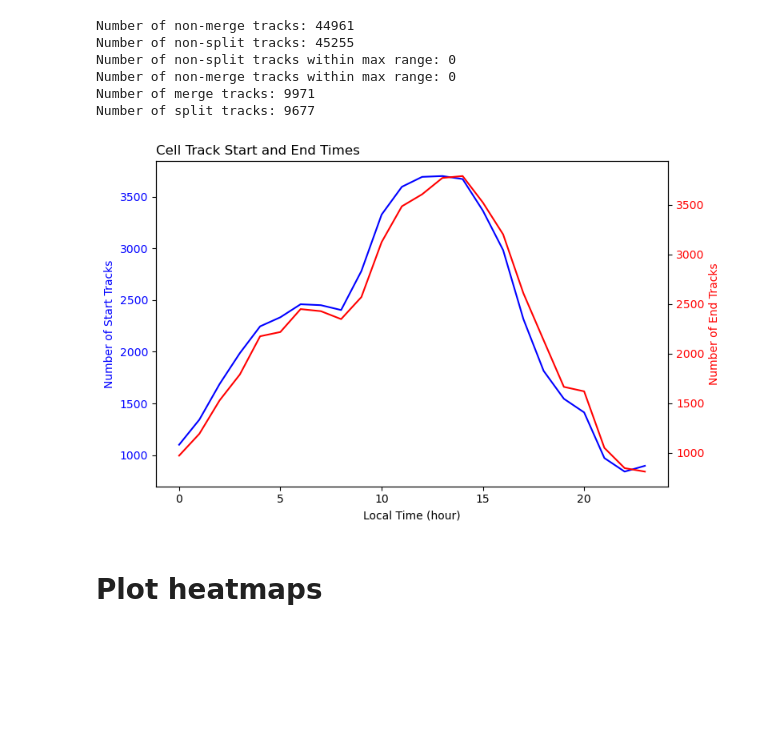
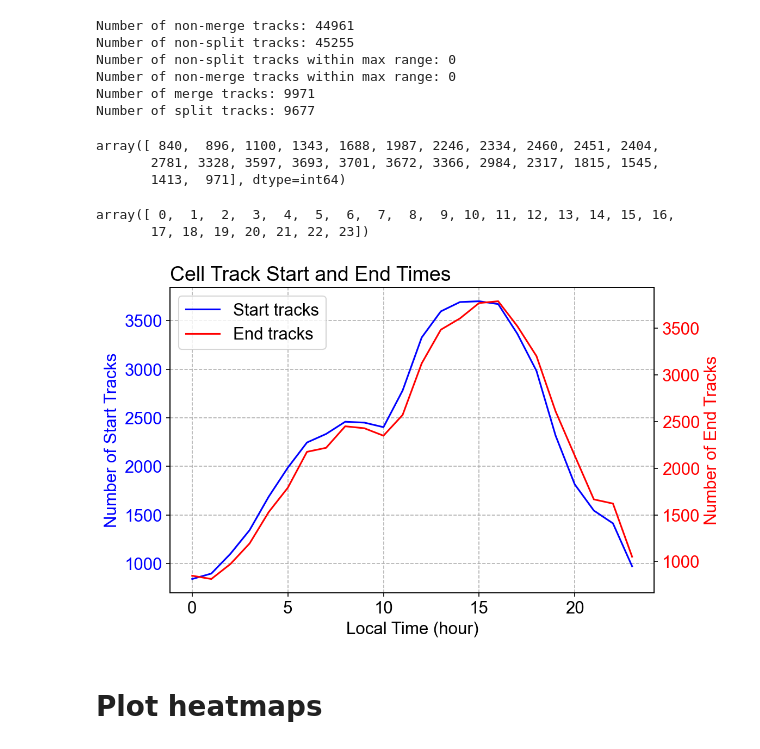
Before and after one commit to oluwafemiomitusa/Geospatial-Analysis, a Jupyter notebook: Second_part/Jupyter Notebooks/New/histogram_plots.ipynb, the cells around one changed output. Saved outputs shown, nothing was run; the diff lists cells and outputs as text; code cells hidden in the pictures; blank space fills up the shorter version.

```diff
--- a/Second_part/Jupyter Notebooks/New/histogram_plots.ipynb
+++ b/Second_part/Jupyter Notebooks/New/histogram_plots.ipynb
@@ -122,33 +122,50 @@ hist_starthour_in_LT = np.roll(hist_starthour_in, -5)
 
 hist_endhour_LT = np.roll(hist_endhour, -5)
 hist_endhour_in_LT = np.roll(hist_endhour_in, -5)
+# %%
+hist_starthour_LT
+# %% [output]
+array([ 840,  896, 1100, 1343, 1688, 1987, 2246, 2334, 2460, 2451, 2404,
+       2781, 3328, 3597, 3693, 3701, 3672, 3366, 2984, 2317, 1815, 1545,
+       1413,  971], dtype=int64)
+# %%
+hour_bin[:-1]
+# %% [output]
+array([ 0,  1,  2,  3,  4,  5,  6,  7,  8,  9, 10, 11, 12, 13, 14, 15, 16,
+       17, 18, 19, 20, 21, 22, 23])
 # %%
 import matplotlib.pyplot as plt
+import numpy as np
+import matplotlib as mpl
 
-# Assuming hour_bin, hist_starthour_LT, hist_endhour_LT are already defined
-
-fig, ax1 = plt.subplots(figsize=[8, 5], dpi=100)
+mpl.rcParams['font.size'] = 15
+mpl.rcParams['font.family'] = 'Arial'
+fig, ax1 = plt.subplots(figsize=(8,5), dpi=150)
 
 # Plotting for cell track start times on the first y-axis
-ax1.plot(hour_bin[:-1], hist_starthour_LT, label='Start tracks', color='b')
+line1, = ax1.plot(hour_bin[:-1], hist_starthour_LT, label='Start tracks', color='b')
 ax1.set_xlabel('Local Time (hour)')
 ax1.set_ylabel('Number of Start Tracks', color='b')
 ax1.tick_params(axis='y', labelcolor='b')
-#ax1.grid(ls='--')
+#ax1.set_xticks(np.arange(1,24.1,3))
+ax1.grid(ls='--')
 ax1.set_title('Cell Track Start and End Times', loc='left')
-# ax1.legend(loc='upper left')
 
 # Setting up the second y-axis for cell track end times
 ax2 = ax1.twinx()
-ax2.plot(hour_bin[:-1], hist_endhour_LT, label='End tracks', color='r')
+line2, = ax2.plot(hour_bin[:-1], hist_endhour_LT, label='End tracks', color='r')
 ax2.set_ylabel('Number of End Tracks', color='r')
+#ax2.set_xticks(np.arange(,24.1,3))
 ax2.tick_params(axis='y', labelcolor='r')
-# ax2.legend(loc='upper right')
+#ax2.grid(ls='--')
+
+# Creating a single legend inside the plot area
+ax1.legend(handles=[line1, line2], loc='upper left')
 
 fig.tight_layout()
 plt.show()
 # %% [output]
-[figure, old version]
+[figure, new version]
 # %% [markdown]
 # Plot heatmaps
 # %%
```
Also changed, not shown: parts of 11 cells of this notebook.
